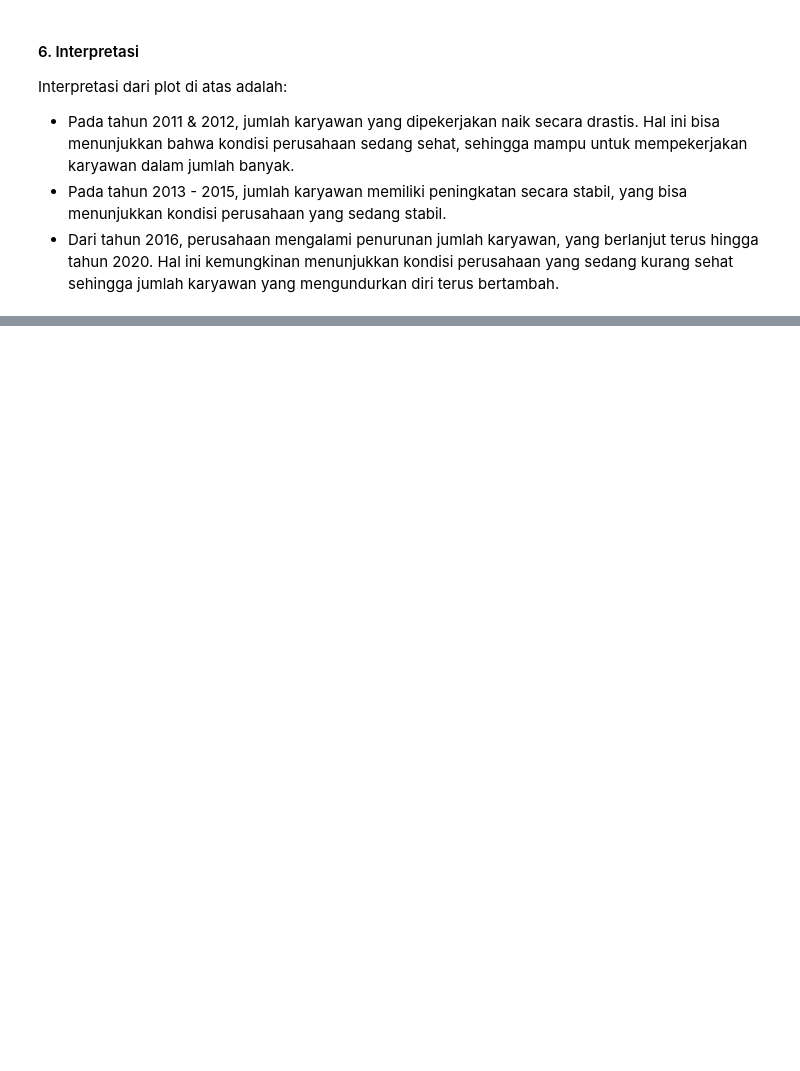
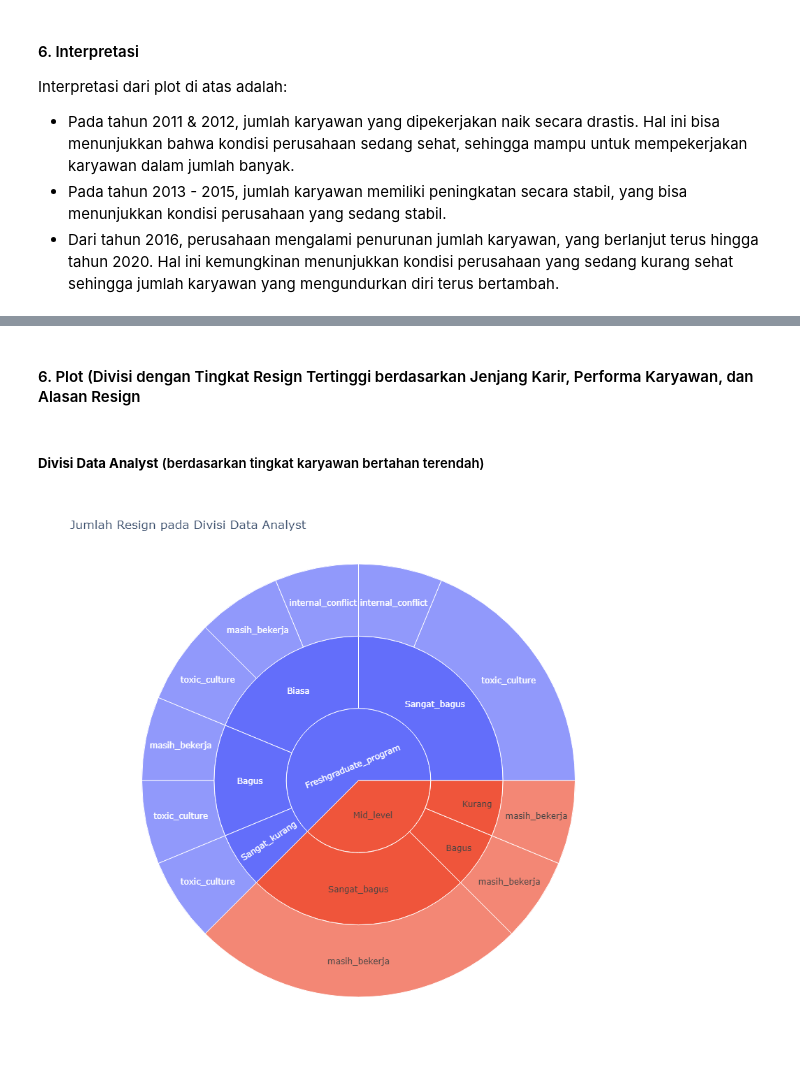
Before and after one commit to regitafif/MP5_EmployeeRetention, a Jupyter notebook: employee_retention.ipynb, the cells around one changed output, grey strips where cells are left out. Cells and saved outputs as stored; diff of their text form; code cells hidden in the pictures; blank space fills up the shorter version.

```diff
--- a/employee_retention.ipynb
+++ b/employee_retention.ipynb
@@ -378,0 +463,7 @@ Interpretasi dari plot di atas adalah:
+# %%
+# Menemukan divisi dengan tingkat resign tertinggi
+resign_max = resign2.loc[resign2['PersentaseNotResign'].idxmin(), 'Pekerjaan']
+
+# Menghitung jumlah employee yang resign berdasarkan Jenjang Karir, Performa Karyawan, dan Alasan Resign
+detail_resign = resign[resign['Pekerjaan'] == resign_max]\
+    .groupby(['JenjangKarir', 'PerformancePegawai', 'AlasanResign']).size().reset_index(name='JumlahResign')
@@ -378,0 +526,18 @@ Interpretasi dari plot di atas adalah:
+# %% [markdown]
+#### 6. Plot (Divisi dengan Tingkat Resign Tertinggi berdasarkan Jenjang Karir, Performa Karyawan, dan Alasan Resign
+# %% [markdown]
+##### **Divisi Data Analyst** (berdasarkan tingkat karyawan bertahan terendah)
+# %%
+fig = px.sunburst(detail_resign,
+                  path=['JenjangKarir', 'PerformancePegawai', 'AlasanResign'],
+                  values='JumlahResign',
+                  title='Jumlah Resign pada Divisi Data Analyst')
+
+fig.update_layout(
+    width=800,
+    height=800
+)
+
+fig.show()
+# %% [output]
+[figure, added]
```
Also changed, not shown: parts of 29 cells of this notebook.
